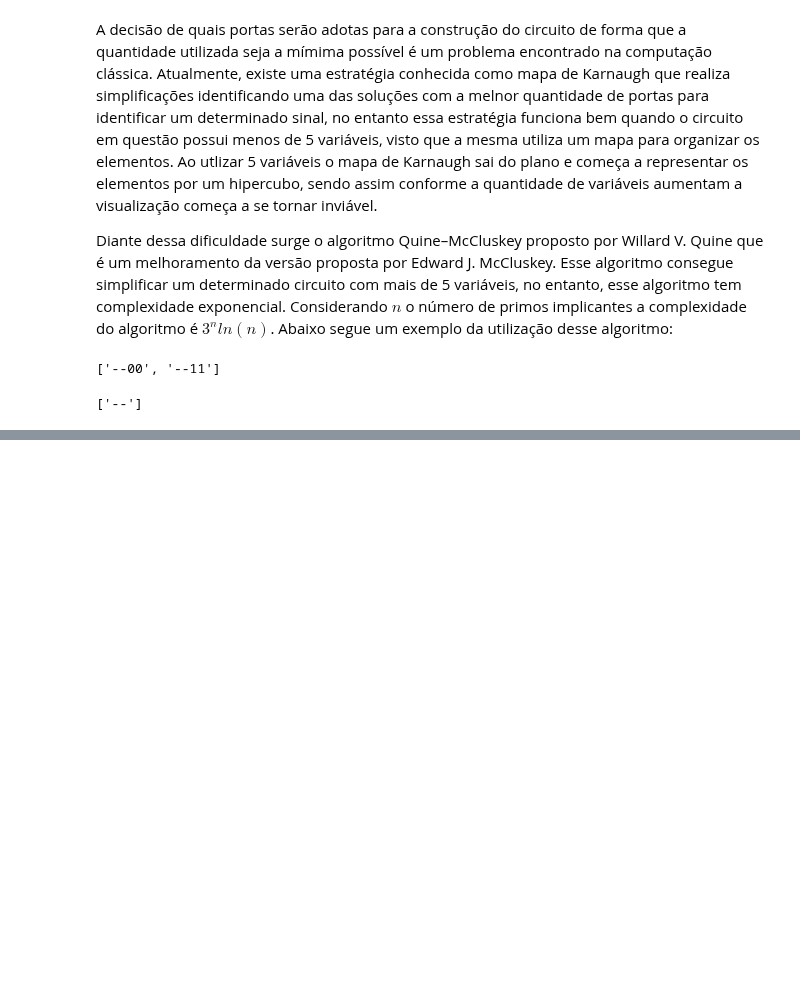
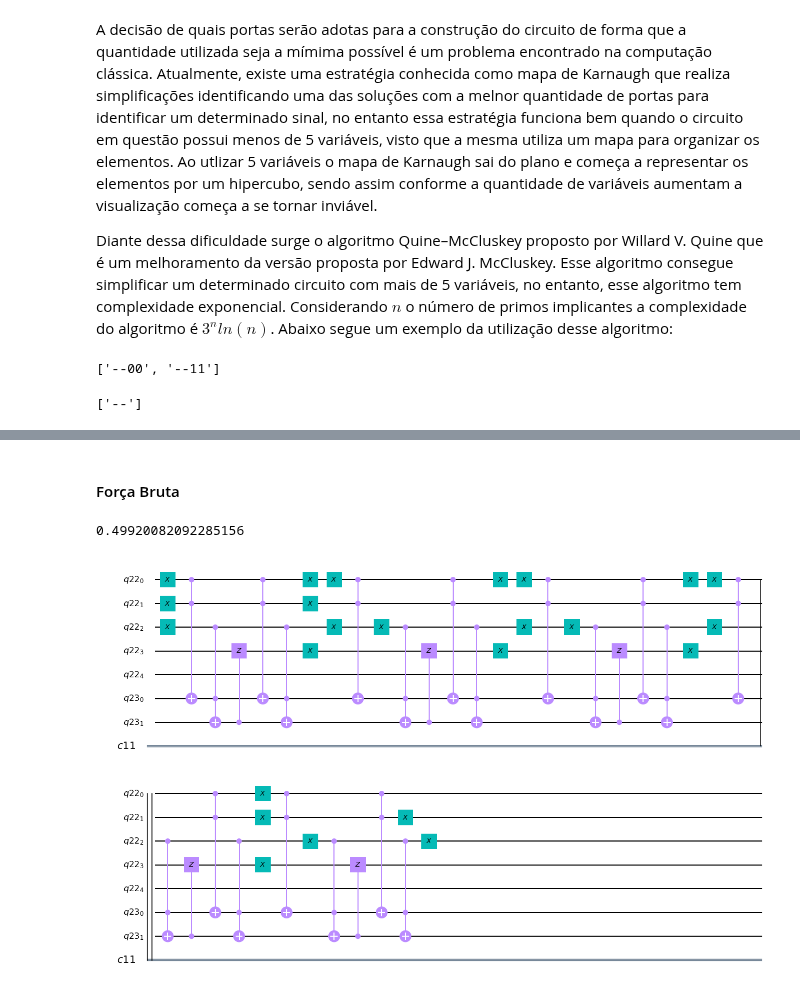
Before and after one commit to adjs/comp-quantica, a Jupyter notebook: projetos/Grupo 04/grupo4_notebook.ipynb, the cells around one changed output, grey strips where cells are left out. Saved outputs shown, nothing was run; the diff lists cells and outputs as text; code cells hidden in the pictures; blank space fills up the shorter version.

```diff
--- a/projetos/Grupo 04/grupo4_notebook.ipynb
+++ b/projetos/Grupo 04/grupo4_notebook.ipynb
@@ -480,0 +514,8 @@ print(pattern)
+# %% [markdown]
+#### Força Bruta
+# %%
+print(fim - inicio)
+circuit.draw(output='mpl')
+# %% [output]
+0.49920082092285156
+[figure, added]
```
Also changed, not shown: parts of 26 cells of this notebook, 3 other files.
